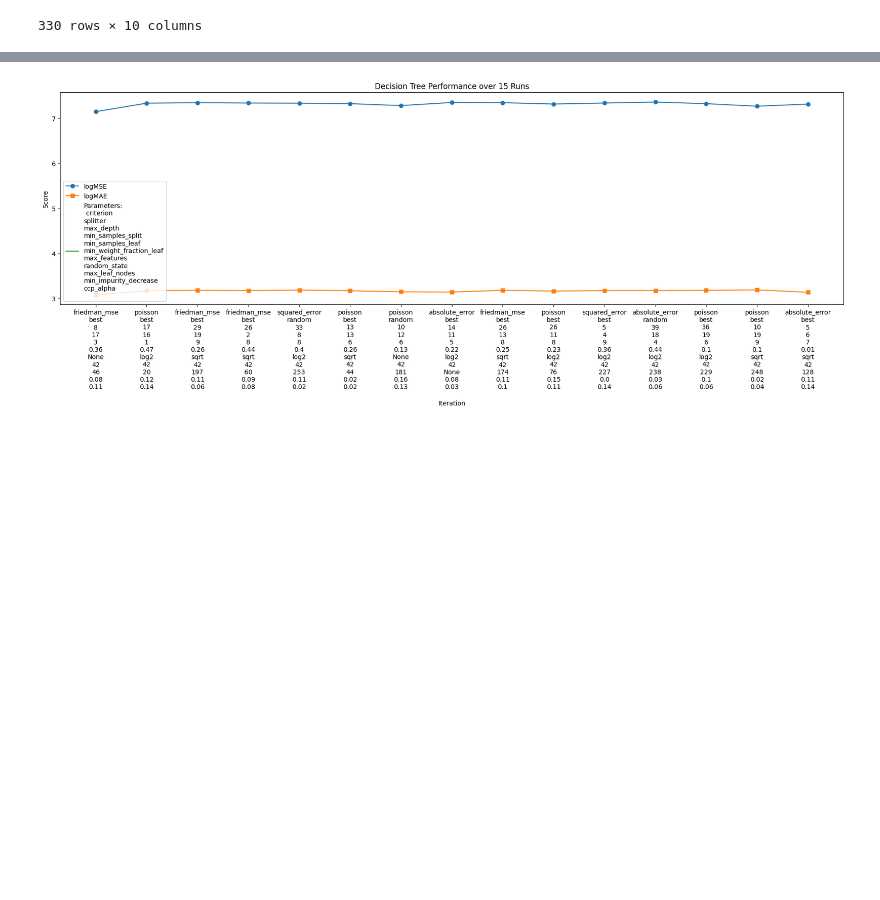
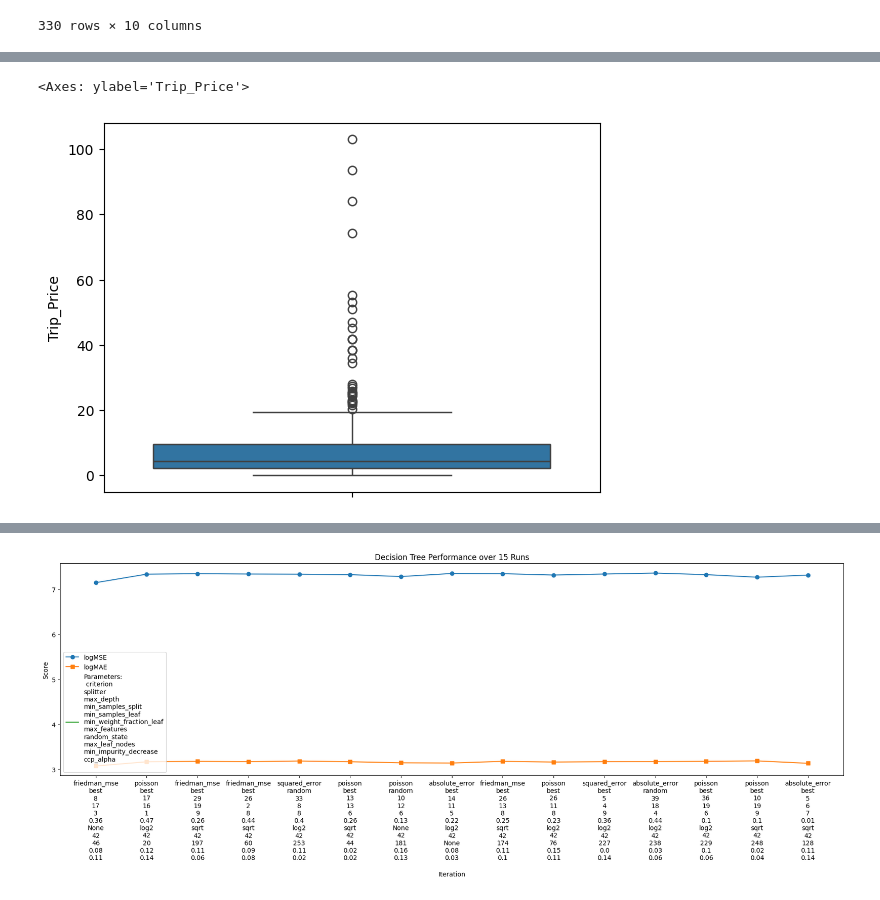
Before and after one commit to VIVALDI142857/ClassificationModelsParams, a Jupyter notebook: regression_parameters.ipynb, the cells around one changed output, grey strips where cells are left out. Saved outputs shown, nothing was run; the diff lists cells and outputs as text; code cells hidden in the pictures; blank space fills up the shorter version.

```diff
--- a/regression_parameters.ipynb
+++ b/regression_parameters.ipynb
@@ -314,0 +472,5 @@ plt.show()
+# %%
+sns.boxplot(abs_errors)
+# %% [output]
+<Axes: ylabel='Trip_Price'>
+[figure, added]
```
Also changed, not shown: parts of 13 cells of this notebook, 1 other file.
